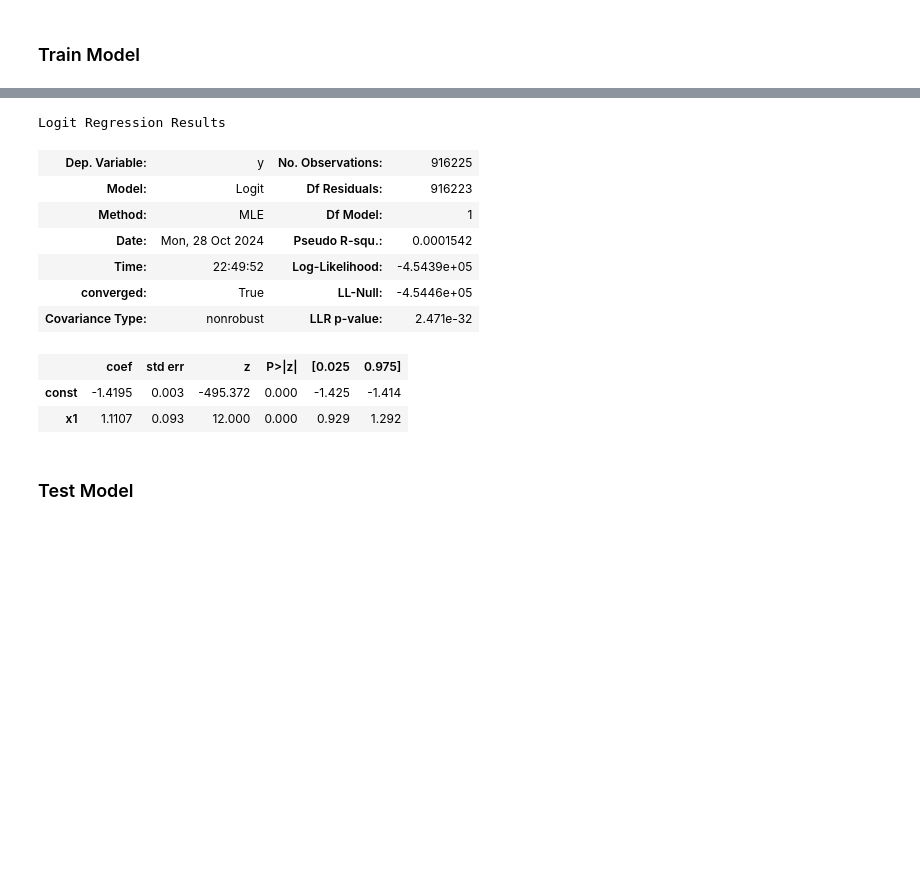
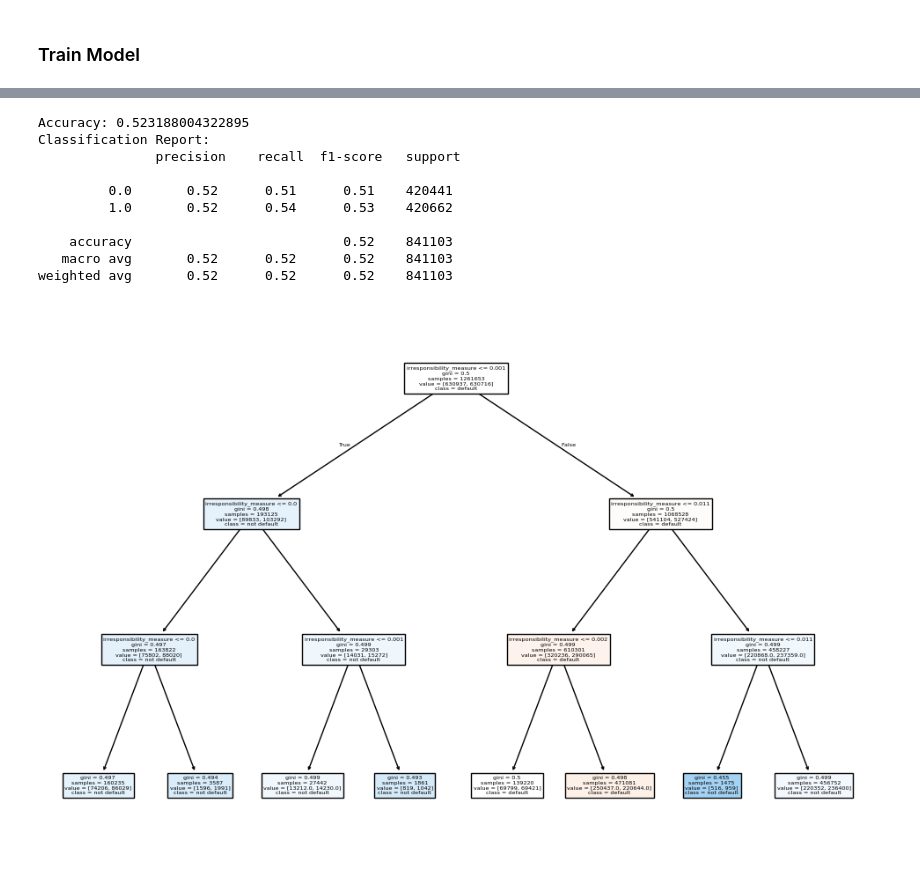
Before and after one commit to vivianyrguo/creditstudy, a Jupyter notebook: credit-analysis.ipynb, the cells around one changed output, grey strips where cells are left out. Cells and saved outputs as stored; diff of their text form; code cells hidden in the pictures; blank space fills up the shorter version.

```diff
--- a/credit-analysis.ipynb
+++ b/credit-analysis.ipynb
@@ -204,0 +214,4 @@ array([[-0.9378609 ],
+# %%
+loadings = fa.loadings_
+loadings = [-x for x in loadings]
+loadings
@@ -233,7 +264,8 @@ count before drop na: 1308894,
 count after drop na: 1308894
 # %%
 # generate irresponsibility measure
-pca = PCA(n_components=1)
-principal_component = pca.fit_transform(filtered_df[explanatory])
 scaler = MinMaxScaler(feature_range=(0, 1))
-irresponsibility_measure = scaler.fit_transform(principal_component)
+# irresponsibility_measure = scaler.fit_transform(filtered_df[explanatory]).sum(axis=1)
+irresponsibility_measure = filtered_df[explanatory].dot(loadings)
+irresponsibility_measure_t = scaler.fit_transform(irresponsibility_measure)
+len(irresponsibility_measure)
@@ -252,17 +274,45 @@ Optimization terminated successfully.
-# %%
-model.summary()
-# %% [output]
-Logit Regression Results
-| Dep. Variable: | y | No. Observations: | 916225 |
-| Model: | Logit | Df Residuals: | 916223 |
-| Method: | MLE | Df Model: | 1 |
-| Date: | Mon, 28 Oct 2024 | Pseudo R-squ.: | 0.0001542 |
-| Time: | 22:49:52 | Log-Likelihood: | -4.5439e+05 |
-| converged: | True | LL-Null: | -4.5446e+05 |
-| Covariance Type: | nonrobust | LLR p-value: | 2.471e-32 |
-|  | coef | std err | z | P>|z| | [0.025 | 0.975] |
-| const | -1.4195 | 0.003 | -495.372 | 0.000 | -1.425 | -1.414 |
-| x1 | 1.1107 | 0.093 | 12.000 | 0.000 | 0.929 | 1.292 |
-# %% [markdown]
-### Test Model
+# %%
+# define x and y
+x = np.array(irresponsibility_measure_t)
+y = np.array(filtered_df["default_ind"])          # response
+
+
+# # resample with different techniques
+smote = SMOTE() # --> and irre_m_t -> 1.2 coefficient and 51.2%
+x_resampled, y_resampled = smote.fit_resample(x, y)
+# oversample = RandomOverSampler(random_state=1234) # --> and irre_m_t -> 1.1 coefficient and 51.2%
+# x_resampled, y_resampled = oversample.fit_resample(x, y)
+# undersample = RandomUnderSampler(random_state=42) #--> and irre_m_t -> 1.1 coefficient and 51.2%
+# x_resampled, y_resampled = undersample.fit_resample(x, y)
+# smote_enn = SMOTEENN(random_state=42)
+# x_resampled, y_resampled = smote_enn.fit_resample(x,y)
+# %%
+# decision tree:
+X_train, X_test, y_train, y_test = train_test_split(x_resampled, y_resampled, test_size=0.4, random_state=1234)
+clf = DecisionTreeClassifier(criterion="gini", max_depth=3, random_state=42)
+clf.fit(X_train, y_train)
+y_pred = clf.predict(X_test)
+# Evaluate the model
+accuracy = accuracy_score(y_test, y_pred)
+print("Accuracy:", accuracy)
+print("Classification Report:\n", classification_report(y_test, y_pred))
+
+from sklearn.tree import plot_tree
+import matplotlib.pyplot as plt
+
+plt.figure(figsize=(12,8))
+plot_tree(clf, filled=True, feature_names=["irresponsibility_measure"], class_names=["default", "not default"])
+plt.show()
+# %% [output]
+Accuracy: 0.523188004322895
+Classification Report:
+               precision    recall  f1-score   support
+
+         0.0       0.52      0.51      0.51    420441
+         1.0       0.52      0.54      0.53    420662
+
+    accuracy                           0.52    841103
+   macro avg       0.52      0.52      0.52    841103
+weighted avg       0.52      0.52      0.52    841103
+[figure, added]
 # %%
```
Also changed, not shown: parts of 18 cells of this notebook.
